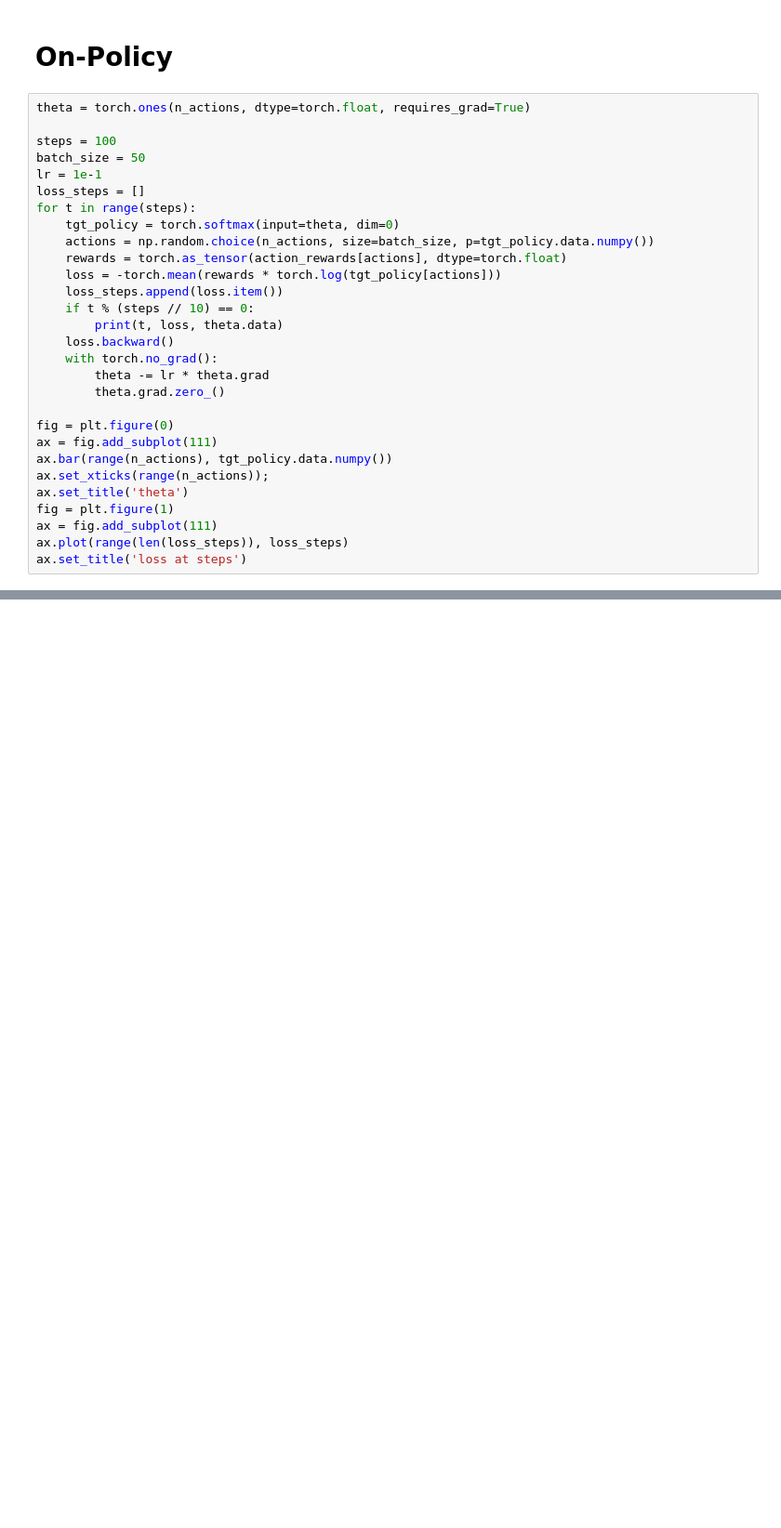
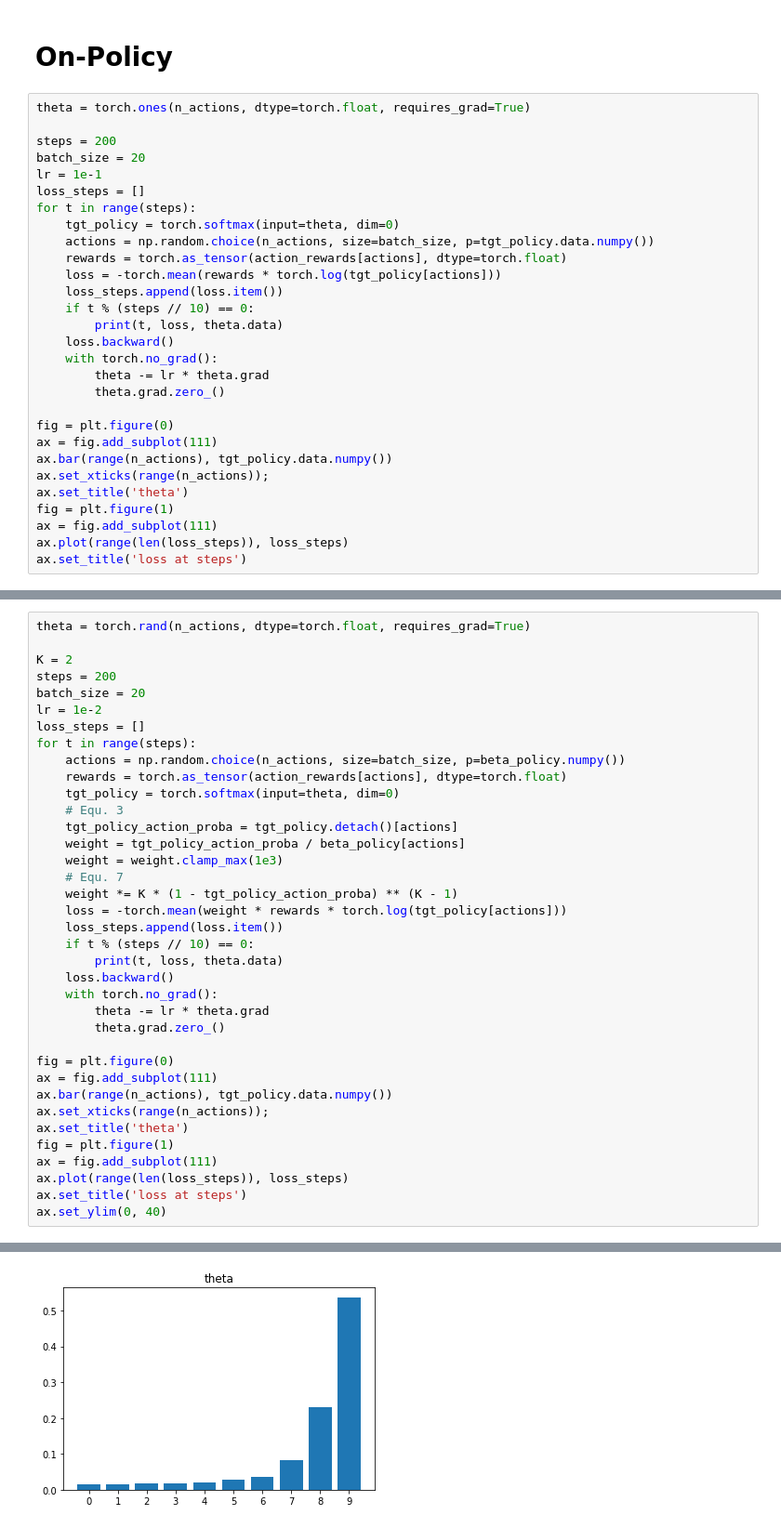
Before and after one commit to taiqing/reinforcement_learning, a Jupyter notebook: playground/off_policy_correction.ipynb, the cells around one changed output, grey strips where cells are left out. Shown: that part at 93% size. Cells and saved outputs as stored; diff of their text form; blank space fills up the shorter version.

Commit message:
off_policy_correction.ipynb: add top-K off-policy correction

```diff
--- a/playground/off_policy_correction.ipynb
+++ b/playground/off_policy_correction.ipynb
@@ -134,8 +141,8 @@ Text(0.5, 1.0, 'loss at steps')
 # %%
 theta = torch.ones(n_actions, dtype=torch.float, requires_grad=True)
 
-steps = 100
-batch_size = 50
+steps = 200
+batch_size = 20
 lr = 1e-1
 loss_steps = []
 for t in range(steps):
@@ -185,0 +195,38 @@ Text(0.5, 1.0, 'loss at steps')
+# %%
+theta = torch.rand(n_actions, dtype=torch.float, requires_grad=True)
+
+K = 2
+steps = 200
+batch_size = 20
+lr = 1e-2
+loss_steps = []
+for t in range(steps):
+    actions = np.random.choice(n_actions, size=batch_size, p=beta_policy.numpy())
+    rewards = torch.as_tensor(action_rewards[actions], dtype=torch.float)
+    tgt_policy = torch.softmax(input=theta, dim=0)
+    # Equ. 3
+    tgt_policy_action_proba = tgt_policy.detach()[actions]
+    weight = tgt_policy_action_proba / beta_policy[actions]
+    weight = weight.clamp_max(1e3)
+    # Equ. 7
+    weight *= K * (1 - tgt_policy_action_proba) ** (K - 1)
+    loss = -torch.mean(weight * rewards * torch.log(tgt_policy[actions]))
+    loss_steps.append(loss.item())
+    if t % (steps // 10) == 0:
+        print(t, loss, theta.data)
+    loss.backward()
+    with torch.no_grad():
+        theta -= lr * theta.grad
+        theta.grad.zero_()
+
+fig = plt.figure(0)
+ax = fig.add_subplot(111)
+ax.bar(range(n_actions), tgt_policy.data.numpy())
+ax.set_xticks(range(n_actions));
+ax.set_title('theta')
+fig = plt.figure(1)
+ax = fig.add_subplot(111)
+ax.plot(range(len(loss_steps)), loss_steps)
+ax.set_title('loss at steps')
+ax.set_ylim(0, 40)
+# %% [output]
@@ -185,0 +254 @@ Text(0.5, 1.0, 'loss at steps')
+[figure, added]
```
Also changed, not shown: parts of 7 cells of this notebook.
